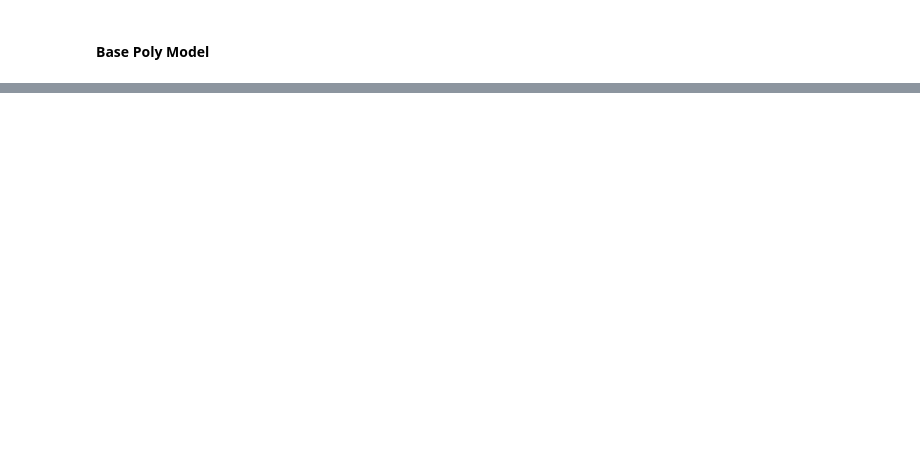
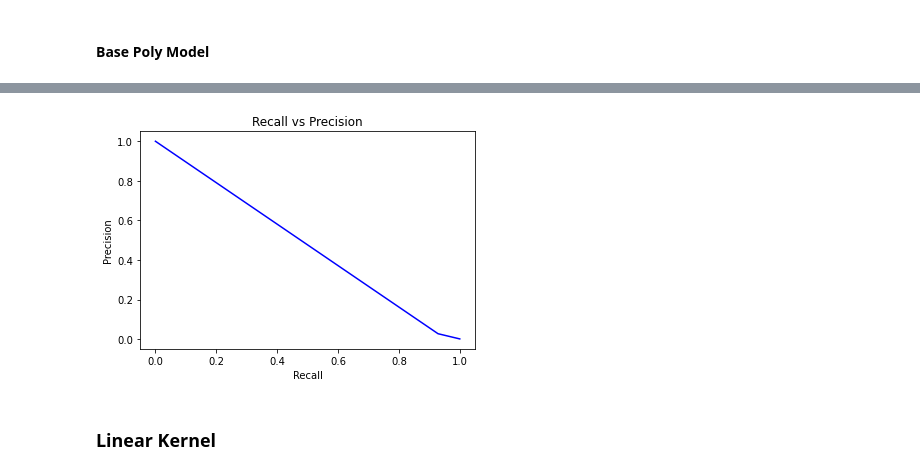
Before and after one commit to meuliano/ML_Credit_Card_Fraud_Detection, a Jupyter notebook: SVM.ipynb, the cells around one changed output, grey strips where cells are left out. Drawn from its saved outputs; the diff is of its cells as text; code cells hidden in the pictures; blank space fills up the shorter version.

Commit message:
SVM hyperparam selection update

```diff
--- a/SVM.ipynb
+++ b/SVM.ipynb
@@ -262,0 +210,8 @@ weighted avg       0.92      0.90      0.90       788
+# %%
+# Set the parameters by cross-validation
+tuned_parameters = [
+    {"kernel": ["rbf"], "gamma": ['scale', 0.01,1e-3, 1e-4], "C": [1, 10, 100, 1000], "class_weight": [None,'balanced',{0:1, 1:1},{0:1, 1:1.25},{0:1, 1:1.5},{0:1, 1:1.75}]},
+    {"kernel": ["linear"], "C": [1, 10, 100, 1000], "class_weight": ['balanced',{0:1, 1:1},{0:1, 1:1.25},{0:1, 1:1.5},{0:1, 1:1.75}]},
+    {"kernel": ["poly"], "gamma": ['scale', 0.01,1e-3, 1e-4], "degree":[3,4,5], "C": [1, 10, 100, 1000], "class_weight": [None,'balanced',{0:1, 1:1},{0:1, 1:1.25},{0:1, 1:1.5},{0:1, 1:1.75}]},
+]
+scores = ["precision", "recall"]
@@ -262,0 +250,12 @@ weighted avg       0.92      0.90      0.90       788
+# %%
+best_model = Grid_Search_SVM(tuned_parameters[0], scores[1], x_train_u, y_train_u, x_test, y_test)
+# best_model = best_model.best_estimator_
+
+# best_model.fit(x_train_u,y_train_u)
+print("Base SVM Confusion Matrix tested on Training Set")
+test_svm_model(x_train_u,y_train_u,best_model)
+print("Base SVM Confusion Matrix tested on Test Set")
+test_svm_model(x_test,y_test,best_model)
+
+# Note the problem is too easy: the hyperparameter plateau is too flat and the
+# output model is the same for precision and recall with ties in quality.
@@ -262,0 +280,12 @@ weighted avg       0.92      0.90      0.90       788
+# %%
+prediction = best_model.predict(x_test)
+precision, recall, th = precision_recall_curve(y_test, prediction)
+plt.plot(recall, precision, 'b', label='Precision-Recall curve')
+plt.title('Recall vs Precision')
+plt.xlabel('Recall')
+plt.ylabel('Precision')
+plt.show()
+# %% [output]
+[figure, added]
+# %% [markdown]
+### Linear Kernel
```
Also changed, not shown: parts of 20 cells of this notebook.
